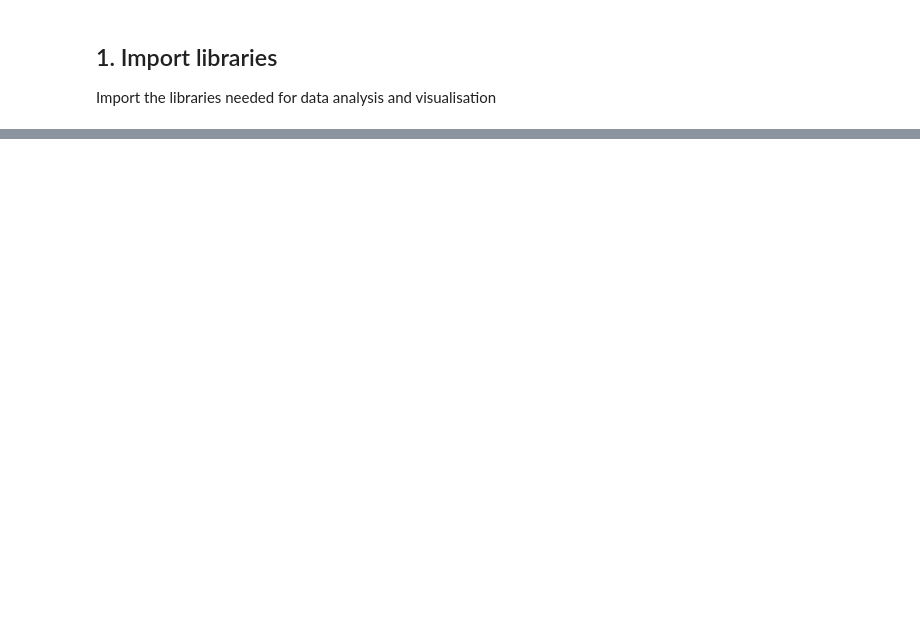
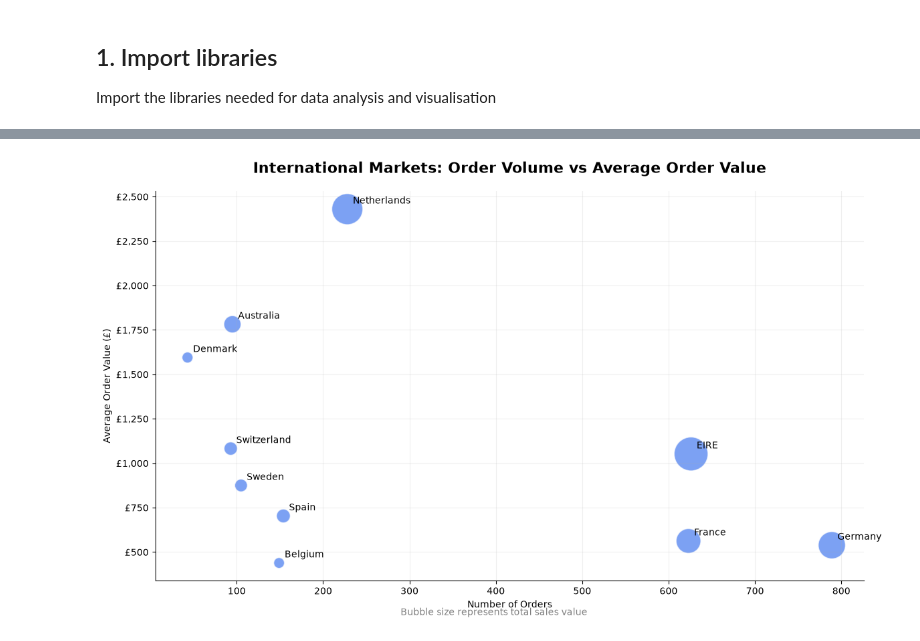
Before and after one commit to khainguyen-analytics/customer-intelligence-engine, a Jupyter notebook: notebooks/03_exploratory_analysis.ipynb, the cells around one changed output, grey strips where cells are left out. Saved outputs shown, nothing was run; the diff lists cells and outputs as text; code cells hidden in the pictures; blank space fills up the shorter version.

```diff
--- a/notebooks/03_exploratory_analysis.ipynb
+++ b/notebooks/03_exploratory_analysis.ipynb
@@ -34,0 +358,20 @@ ModuleNotFoundError: No module named 'matplotlib'
+# %%
+# Exclude the United Kingdom
+international = df[df["Country"] != "United Kingdom"].copy()
+
+# Calculate sales and order counts by country
+country_analysis = international.groupby("Country").agg(
+    TotalSales=("TotalSales", "sum"),
+    TotalOrders=("Invoice", "nunique")
+)
+
+# Calculate average order value
+country_analysis["AverageOrderValue"] = (
+    country_analysis["TotalSales"] / country_analysis["TotalOrders"]
+)
+
+# Display the top 10 international markets
+country_analysis.sort_values(
+    by="TotalSales",
+    ascending=False
+).head(10).round(2)
@@ -34,0 +391,68 @@ ModuleNotFoundError: No module named 'matplotlib'
+# %%
+# Create the International Market: Order Volume vs. Average Order Value chart
+
+# Select the top 10 international markets
+top_markets = country_analysis.sort_values(
+    by="TotalSales",
+    ascending=False
+).head(10)
+
+# Create the chart
+plt.figure(figsize=(12, 7))
+
+plt.scatter(
+    top_markets["TotalOrders"],
+    top_markets["AverageOrderValue"],
+    s=top_markets["TotalSales"] / 500,
+    color="#2563EB",
+    alpha=0.6,
+    edgecolors="white"
+)
+
+# Add country labels
+for country, row in top_markets.iterrows():
+    plt.annotate(
+        country,
+        (row["TotalOrders"], row["AverageOrderValue"]),
+        xytext=(6, 6),
+        textcoords="offset points",
+        fontsize=10
+    )
+
+# Chart title and labels
+plt.title(
+    "International Markets: Order Volume vs Average Order Value",
+    fontsize=16,
+    fontweight="bold",
+    pad=20
+)
+
+
+plt.xlabel("Number of Orders")
+plt.ylabel("Average Order Value (£)")
+
+# Format currency axis
+from matplotlib.ticker import FuncFormatter
+
+plt.gca().yaxis.set_major_formatter(
+    FuncFormatter(lambda x, pos: f"£{x:,.0f}")
+)
+
+# Improve appearance
+plt.grid(alpha=0.2)
+
+plt.gca().spines["top"].set_visible(False)
+plt.gca().spines["right"].set_visible(False)
+
+plt.figtext(
+    0.5, 0.01,
+    "Bubble size represents total sales value",
+    ha="center",
+    fontsize=10,
+    color="gray"
+)
+
+plt.tight_layout()
+plt.show()
+# %% [output]
+[figure, added]
```
Also changed, not shown: parts of 27 cells of this notebook, 5 other files.
